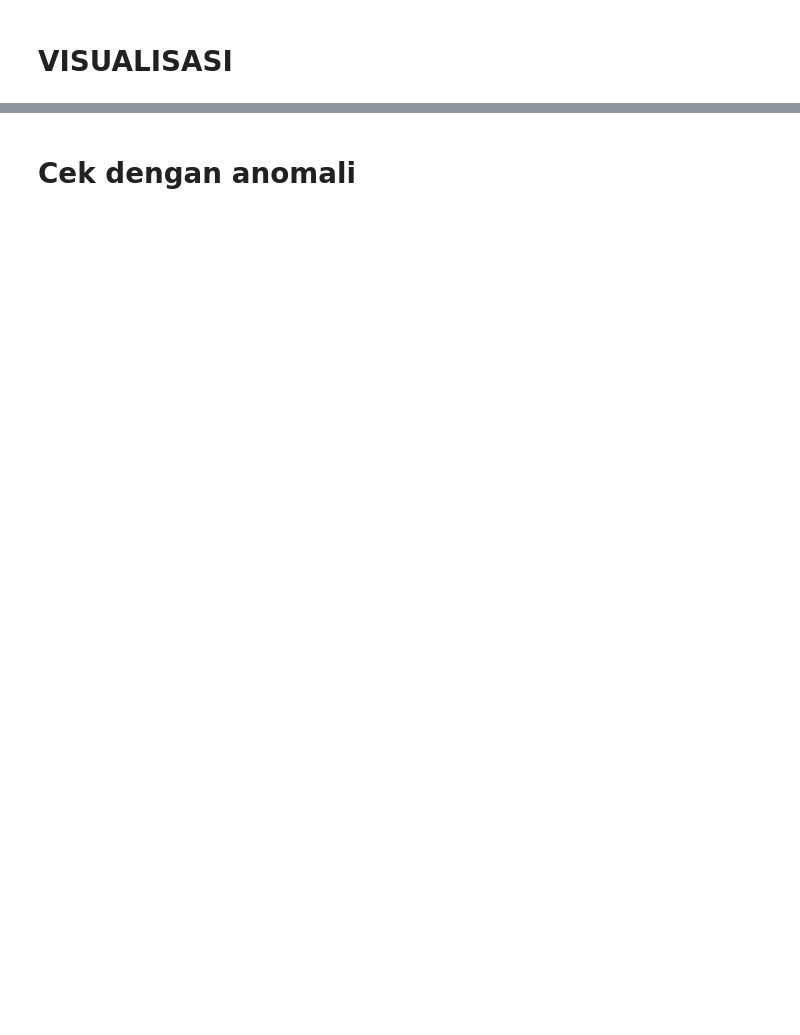
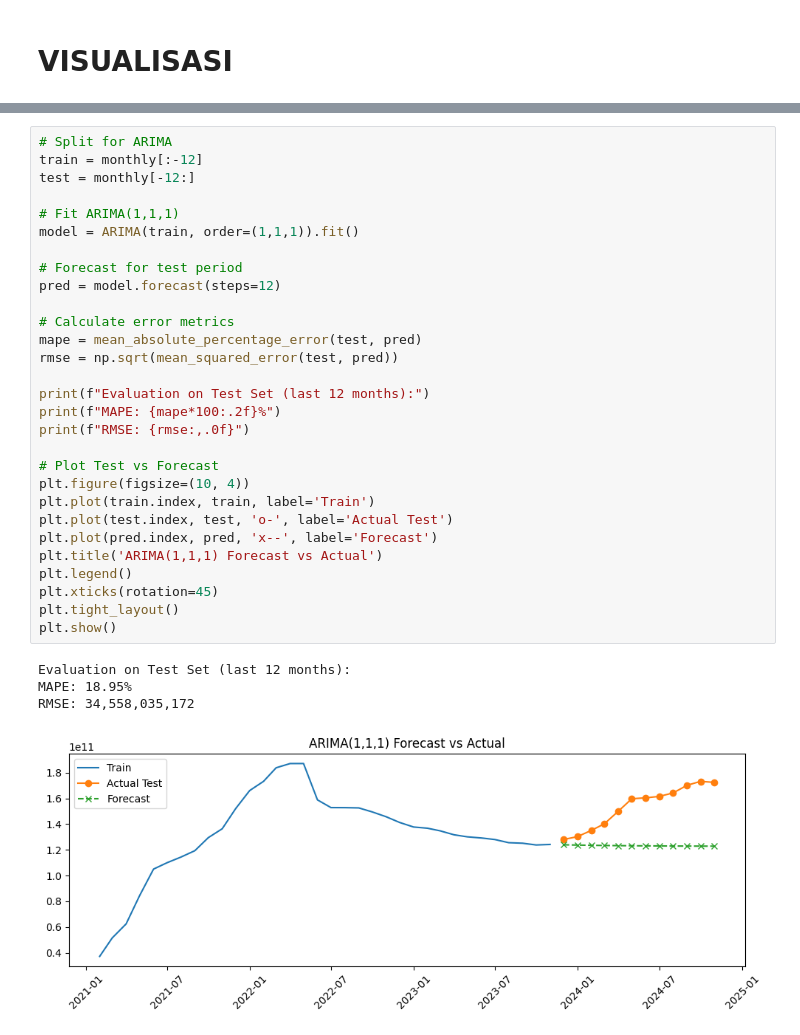
Before and after one commit to AlthafSyakirMaulana/stablecoin-insights, a Jupyter notebook: Data_Analyst.ipynb, the cells around one changed output, grey strips where cells are left out. Drawn from its saved outputs; the diff is of its cells as text; blank space fills up the shorter version.

```diff
--- a/Data_Analyst.ipynb
+++ b/Data_Analyst.ipynb
@@ -160,5 +202,37 @@ plt.title('14-Day Rolling Volatility USD')
 plt.show()
 # %% [output]
 [figure]
-# %% [markdown]
-# Cek dengan anomali
+# %%
+# Split for ARIMA
+train = monthly[:-12]
+test = monthly[-12:]
+
+# Fit ARIMA(1,1,1)
+model = ARIMA(train, order=(1,1,1)).fit()
+
+# Forecast for test period
+pred = model.forecast(steps=12)
+
+# Calculate error metrics
+mape = mean_absolute_percentage_error(test, pred)
+rmse = np.sqrt(mean_squared_error(test, pred))
+
+print(f"Evaluation on Test Set (last 12 months):")
+print(f"MAPE: {mape*100:.2f}%")
+print(f"RMSE: {rmse:,.0f}")
+
+# Plot Test vs Forecast
+plt.figure(figsize=(10, 4))
+plt.plot(train.index, train, label='Train')
+plt.plot(test.index, test, 'o-', label='Actual Test')
+plt.plot(pred.index, pred, 'x--', label='Forecast')
+plt.title('ARIMA(1,1,1) Forecast vs Actual')
+plt.legend()
+plt.xticks(rotation=45)
+plt.tight_layout()
+plt.show()
+# %% [output]
+Evaluation on Test Set (last 12 months):
+MAPE: 18.95%
+RMSE: 34,558,035,172
+[figure, added]
```
Also changed, not shown: parts of 20 cells of this notebook, 1 other file.
